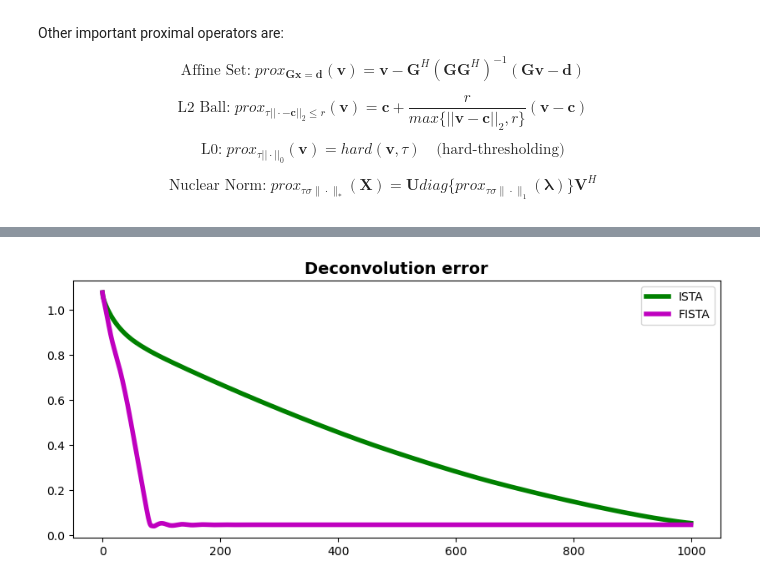
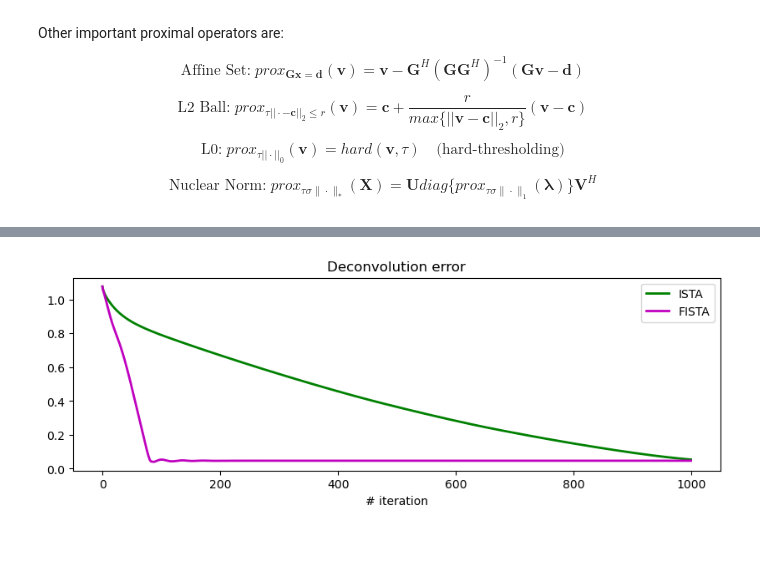
Before and after one commit to mrava87/ProximalTeaching, a Jupyter notebook: lectures/Lecture1.ipynb, the cells around one changed output, grey strips where cells are left out. Cells and saved outputs as stored; diff of their text form; code cells hidden in the pictures; blank space fills up the shorter version.

```diff
--- a/lectures/Lecture1.ipynb
+++ b/lectures/Lecture1.ipynb
@@ -651,8 +724,9 @@ ax.legend();
 # %%
-fig, ax = plt.subplots(1, 1, figsize=(10, 4))
-ax.plot(xista_err, "g", lw=4, label="ISTA")
-ax.plot(xfista_err, "m", lw=4, label="FISTA")
-ax.set_title("Deconvolution error", fontsize=14, fontweight="bold")
+fig, ax = plt.subplots(1, 1, figsize=(10, 3))
+ax.plot(xista_err, "g", lw=2, label="ISTA")
+ax.plot(xfista_err, "m", lw=2, label="FISTA")
+ax.set_title("Deconvolution error")
+ax.set_xlabel('# iteration')
 ax.legend();
 # %% [output]
-[figure, old version]
+[figure, new version]
```
Also changed, not shown: parts of 45 cells of this notebook, 7 other files.
